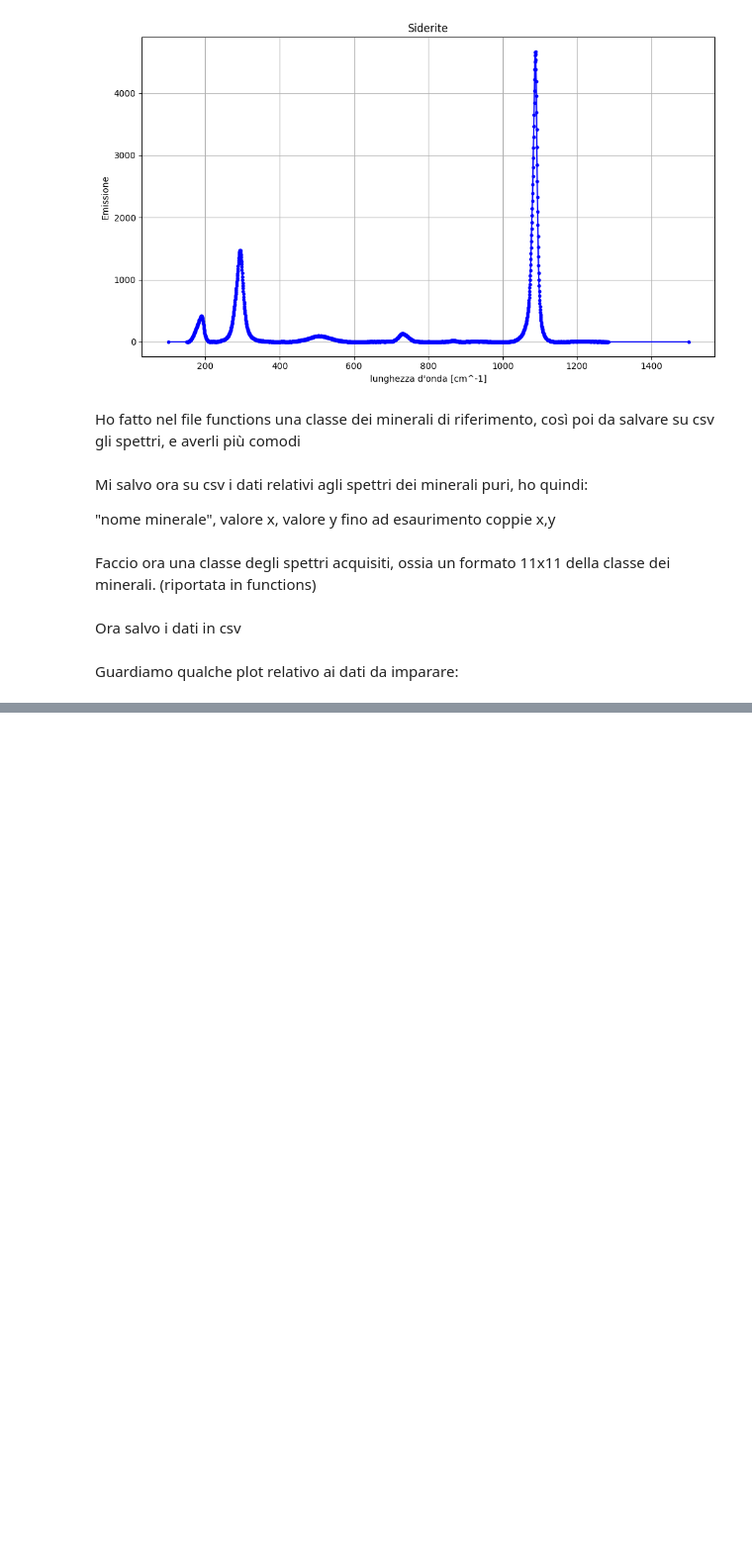
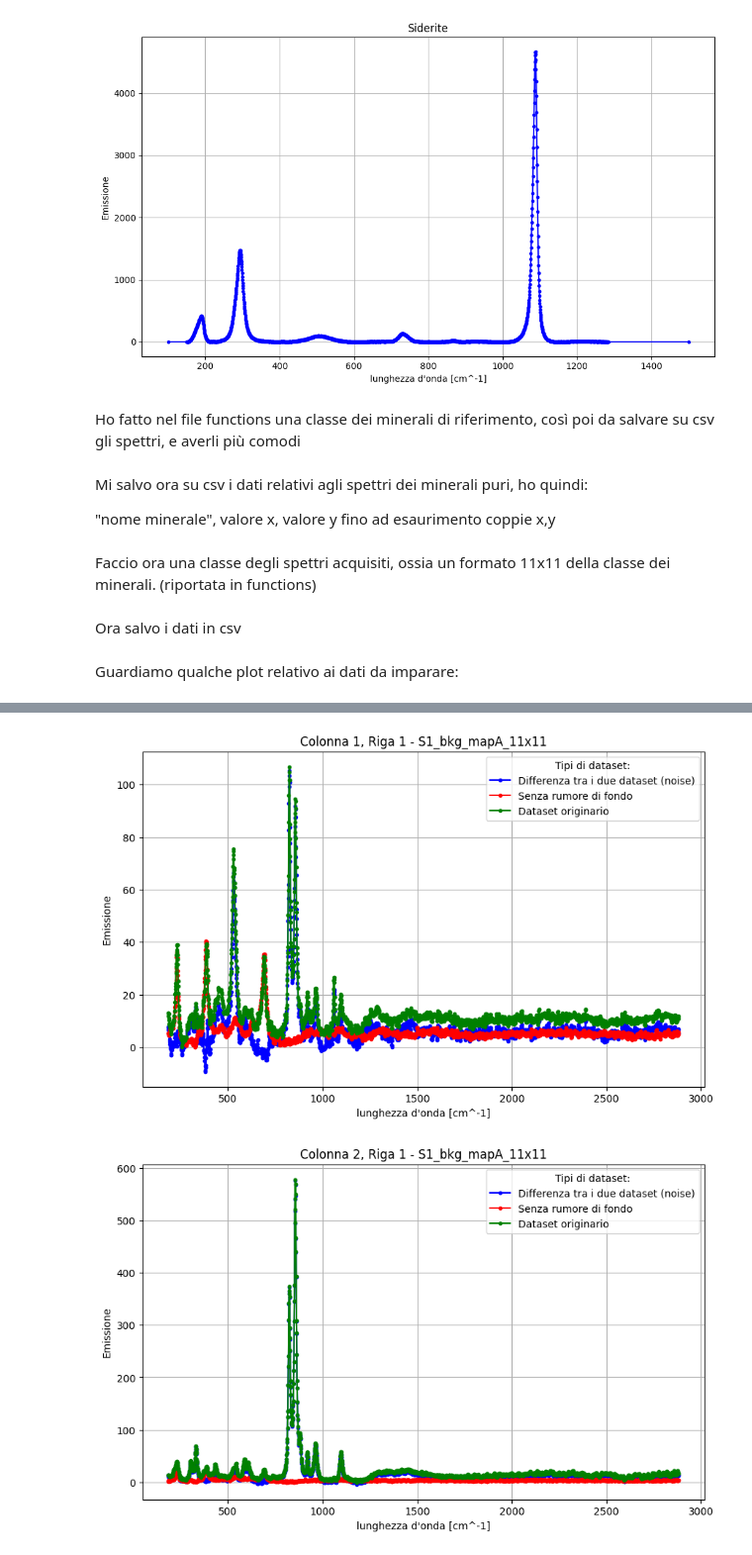
Before and after one commit to lucasulinux/progetto_data_science, a Jupyter notebook: prog_ipynb.ipynb, the cells around one changed output, grey strips where cells are left out. Shown at 99% size. Cells and saved outputs as stored; diff of their text form; code cells hidden in the pictures; blank space fills up the shorter version.

```diff
--- a/prog_ipynb.ipynb
+++ b/prog_ipynb.ipynb
@@ -160,0 +161,23 @@ for i in range(11):
+# %%
+directory= "/home/luca/Uni/VI/Data science/Progetto/prog_DS"
+names = ["S1_bkg_mapA_11x11.csv", "S1_mapA_11x11.csv", "S2_bkg_mapA_11x11.csv", "S2_mapA_11x11.csv"]
+df = pd.read_csv(names[0])
+df1 = pd.read_csv(names[1])
+for i in range(11):
+    colonna = i
+    riga = 0
+    filtro = df[(df['colonna'] == colonna) & (df['riga'] == riga)]
+    filtro1 = df1[(df1['colonna'] == colonna) & (df1['riga'] == riga)]
+    plt.figure(figsize=(10, 6))
+    plt.plot(filtro['x'].values,filtro['y'].values-filtro1['y'].values, marker='.', linestyle=None, color='blue',label ="Differenza tra i due dataset (noise)")
+    plt.plot(filtro1['x'].values,filtro1['y'].values, marker='.', linestyle=None, color='red',label="Senza rumore di fondo")
+    plt.plot(filtro['x'].values,filtro['y'].values, marker='.', linestyle=None, color='green', label='Dataset originario')
+    plt.xlabel("lunghezza d'onda [cm^-1]")
+    plt.ylabel('Emissione')
+    plt.title(f"Colonna {colonna+1}, Riga {riga+1} - {names[0].removesuffix('.csv')}")
+    plt.legend(loc='upper right', title='Tipi di dataset:')
+    plt.grid(True)
+    plt.show()
+# %% [output]
+[figure, added]
+[figure, added]
```
Also changed, not shown: parts of 2 cells of this notebook.
